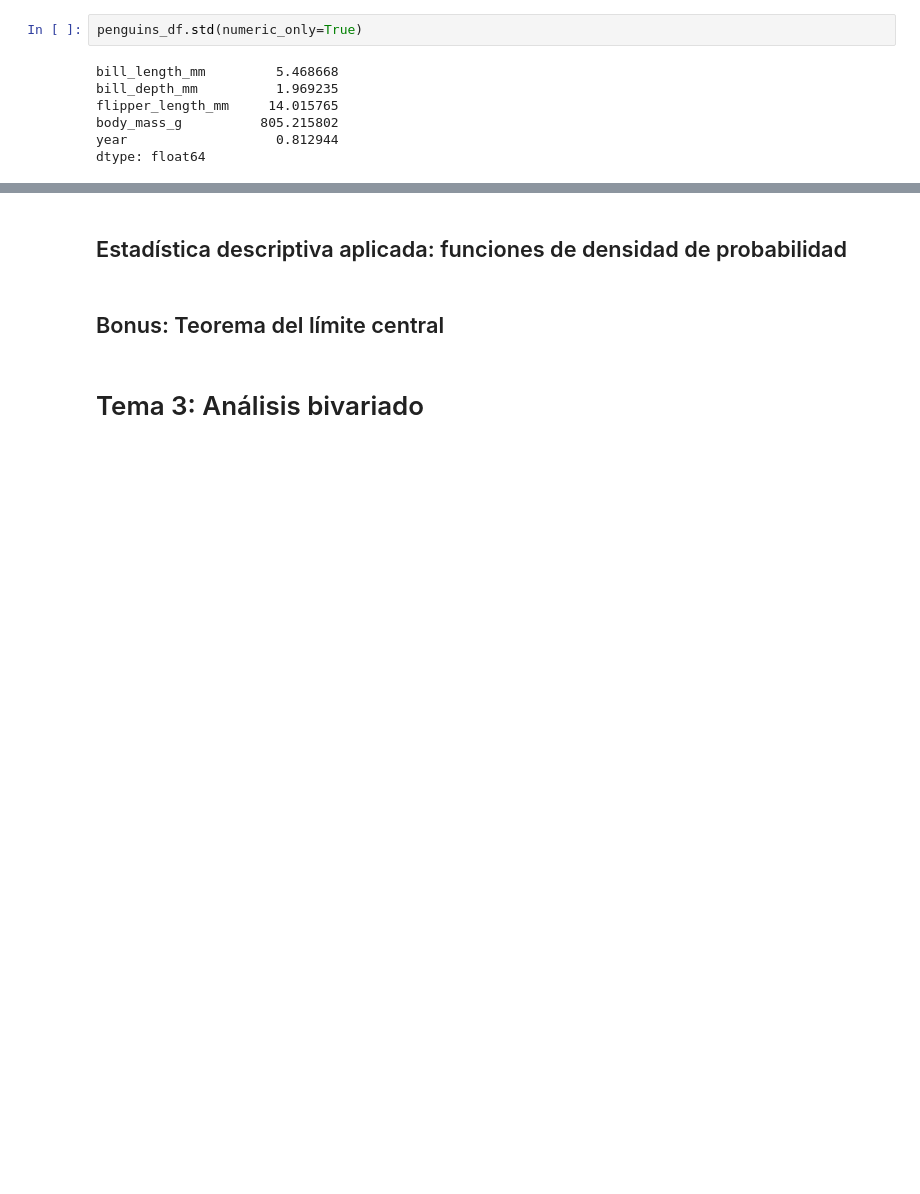
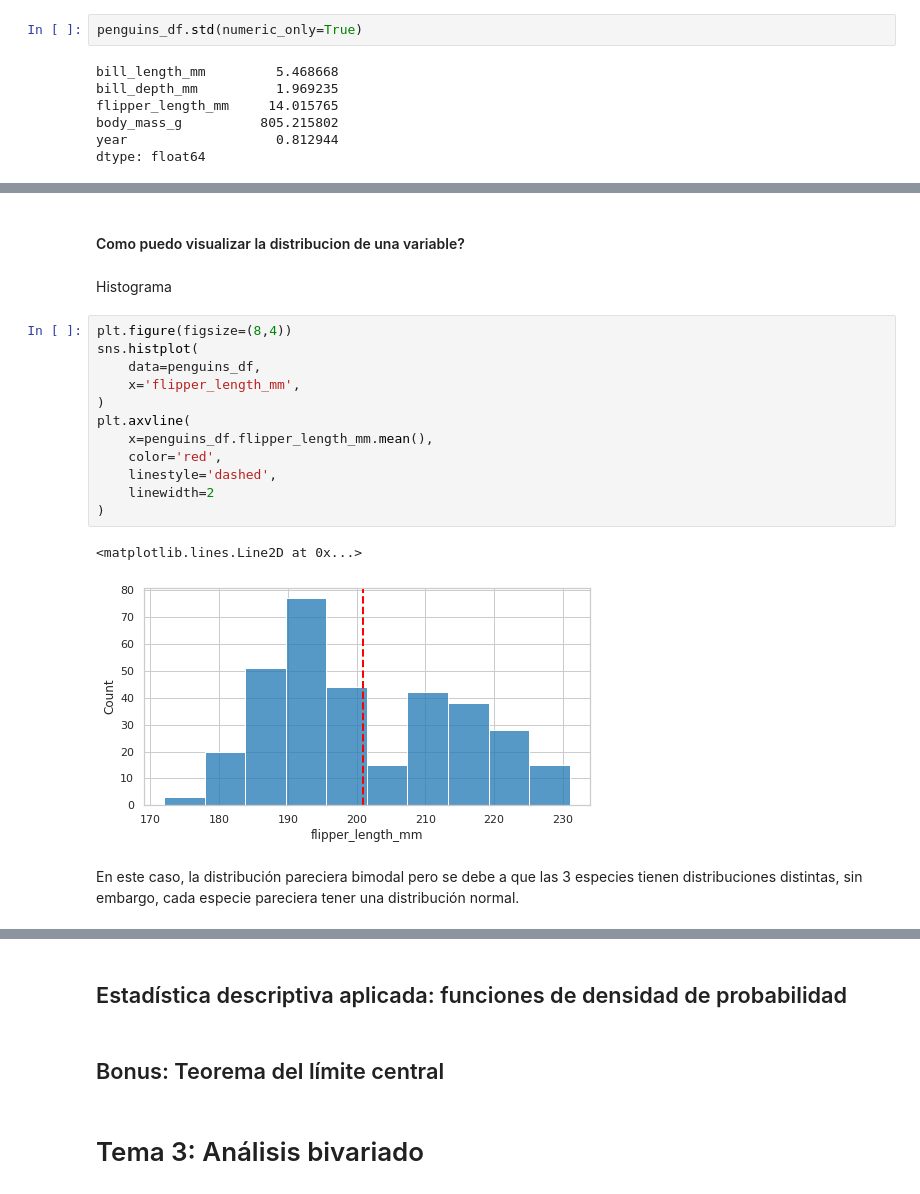
Before and after one commit to mazzaroli/EDA, a Jupyter notebook: article/notebook.ipynb, the cells around one changed output, grey strips where cells are left out. Saved outputs shown, nothing was run; the diff lists cells and outputs as text; blank space fills up the shorter version.

```diff
--- a/article/notebook.ipynb
+++ b/article/notebook.ipynb
@@ -865,0 +932,21 @@ dtype: float64
+# %% [markdown]
+#### Como puedo visualizar la distribucion de una variable?
+# %% [markdown]
+Histograma
+# %%
+plt.figure(figsize=(8,4))
+sns.histplot(
+    data=penguins_df,
+    x='flipper_length_mm',
+)
+plt.axvline(
+    x=penguins_df.flipper_length_mm.mean(),
+    color='red',
+    linestyle='dashed',
+    linewidth=2
+)
+# %% [output]
+<matplotlib.lines.Line2D at 0x...>
+[figure, added]
+# %% [markdown]
+En este caso, la distribución pareciera bimodal pero se debe a que las 3 especies tienen distribuciones distintas, sin embargo, cada especie pareciera tener una distribución normal.
```
Also changed, not shown: parts of 44 cells of this notebook, 2 other files.
